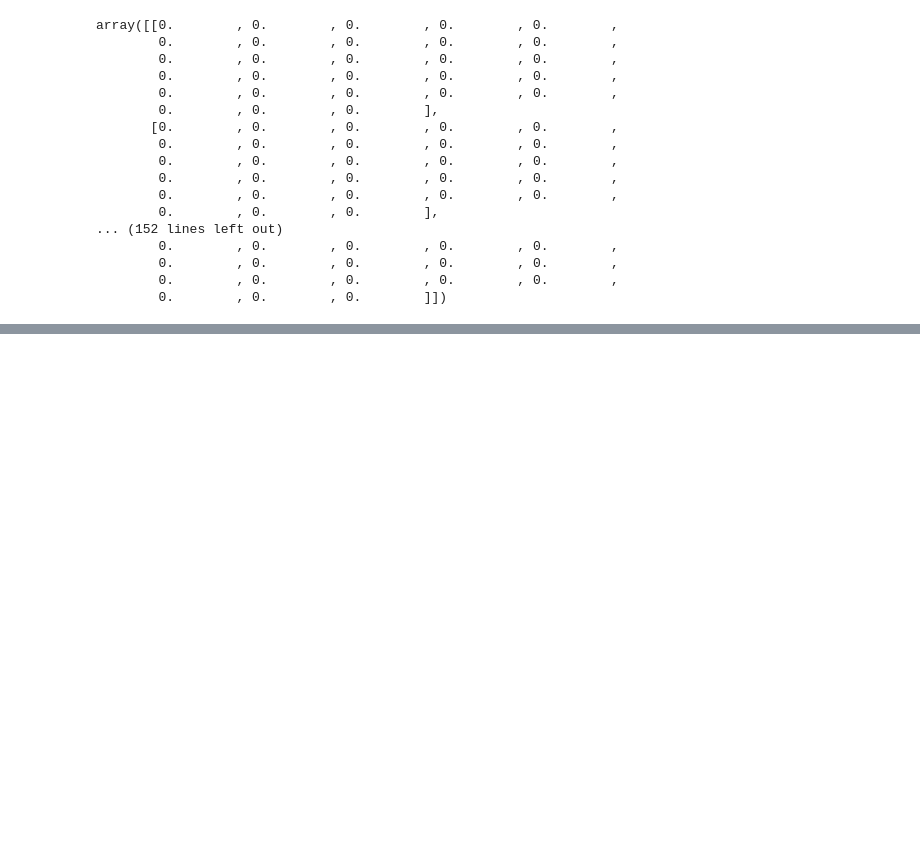
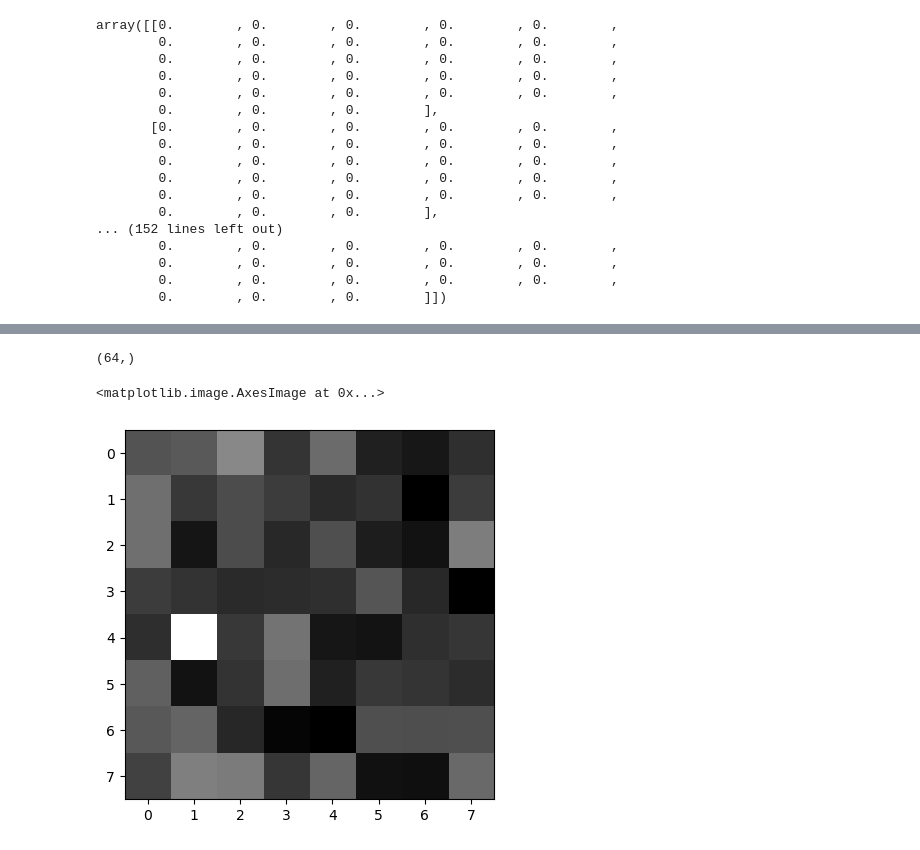
Before and after one commit to UmbertoFasci/Autoencoders, a Jupyter notebook: Notebooks/autoencoder.ipynb, the cells around one changed output, grey strips where cells are left out. Drawn from its saved outputs; the diff is of its cells as text; code cells hidden in the pictures; blank space fills up the shorter version.

```diff
--- a/Notebooks/autoencoder.ipynb
+++ b/Notebooks/autoencoder.ipynb
@@ -97,0 +112,2 @@ _________________________________________________________________
+# %%
+example = encoder.predict([x_test[0].reshape(-1, 28, 28, 1)])[0]
@@ -97,0 +130,9 @@ _________________________________________________________________
+# %%
+example.shape
+# %% [output]
+(64,)
+# %%
+plt.imshow(example.reshape((8,8)), cmap='gray')
+# %% [output]
+<matplotlib.image.AxesImage at 0x...>
+[figure, added]
```
Also changed, not shown: parts of 8 cells of this notebook.
